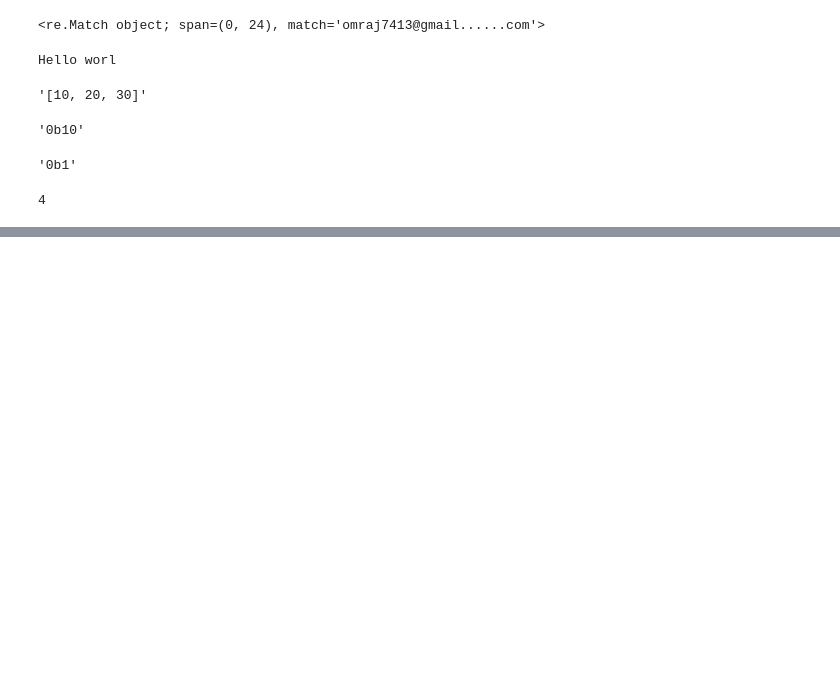
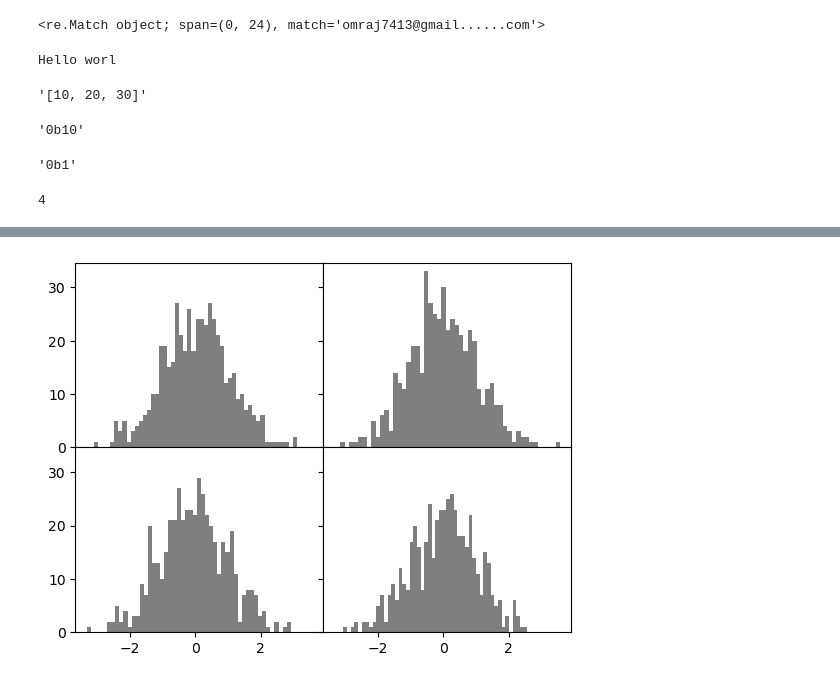
Before and after one commit to arabaey5569/learnbay, a Jupyter notebook: Git & GitHub.ipynb, the cells around one changed output, grey strips where cells are left out. Cells and saved outputs as stored; diff of their text form; code cells hidden in the pictures; blank space fills up the shorter version.

```diff
--- a/Git & GitHub.ipynb
+++ b/Git & GitHub.ipynb
@@ -110,0 +183,8 @@ bin(1)
+# %%
+fix, axes = plt.subplots(2,2,sharex=True,sharey=True)
+for i in range(2):
+    for j in range(2):
+        axes[i,j].hist(np.random.randn(500), bins=50, color="k", alpha=0.5)
+plt.subplots_adjust(wspace=0, hspace=0)
+# %% [output]
+[figure, added]
```
Also changed, not shown: parts of 34 cells of this notebook.
